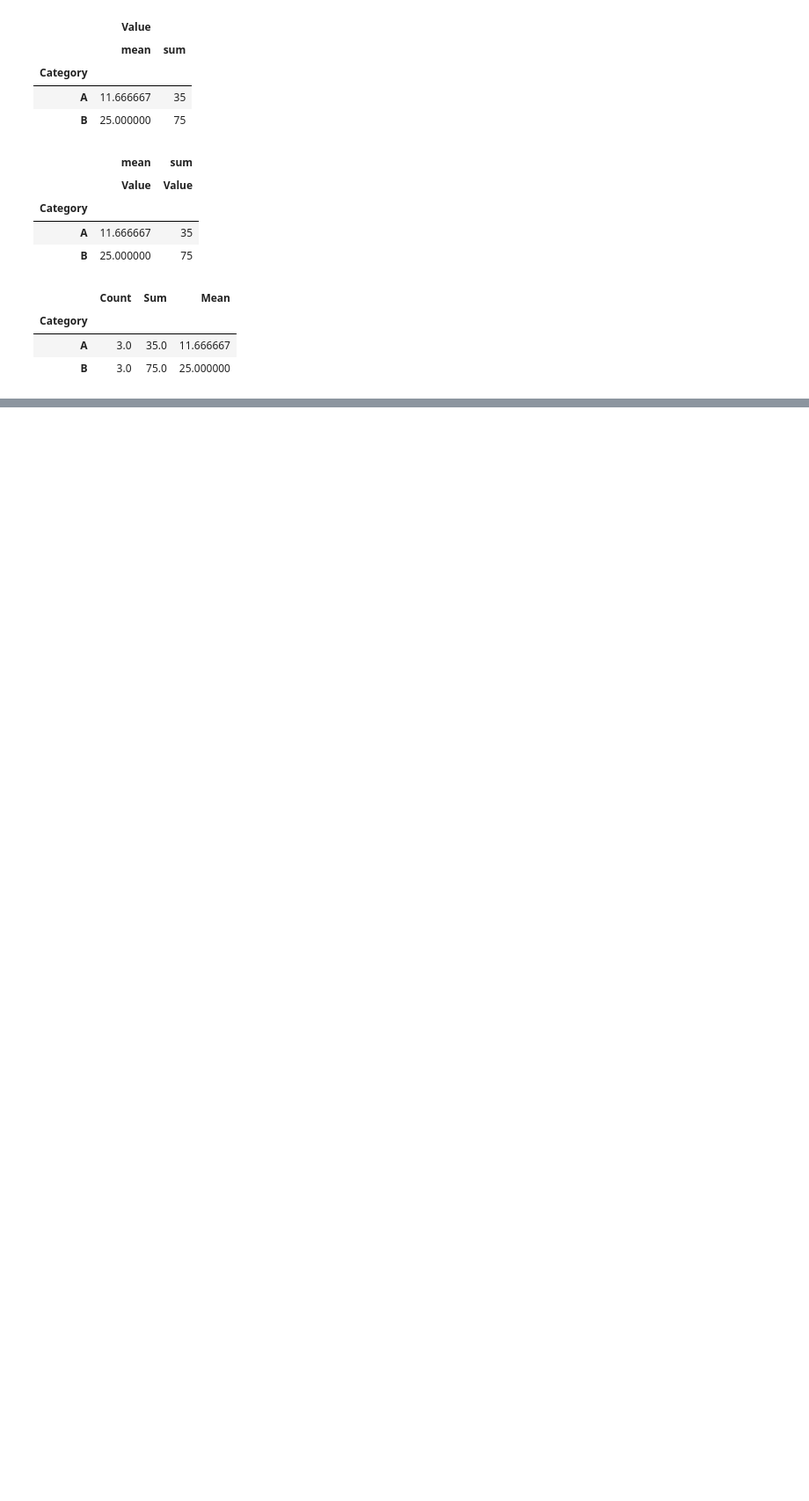
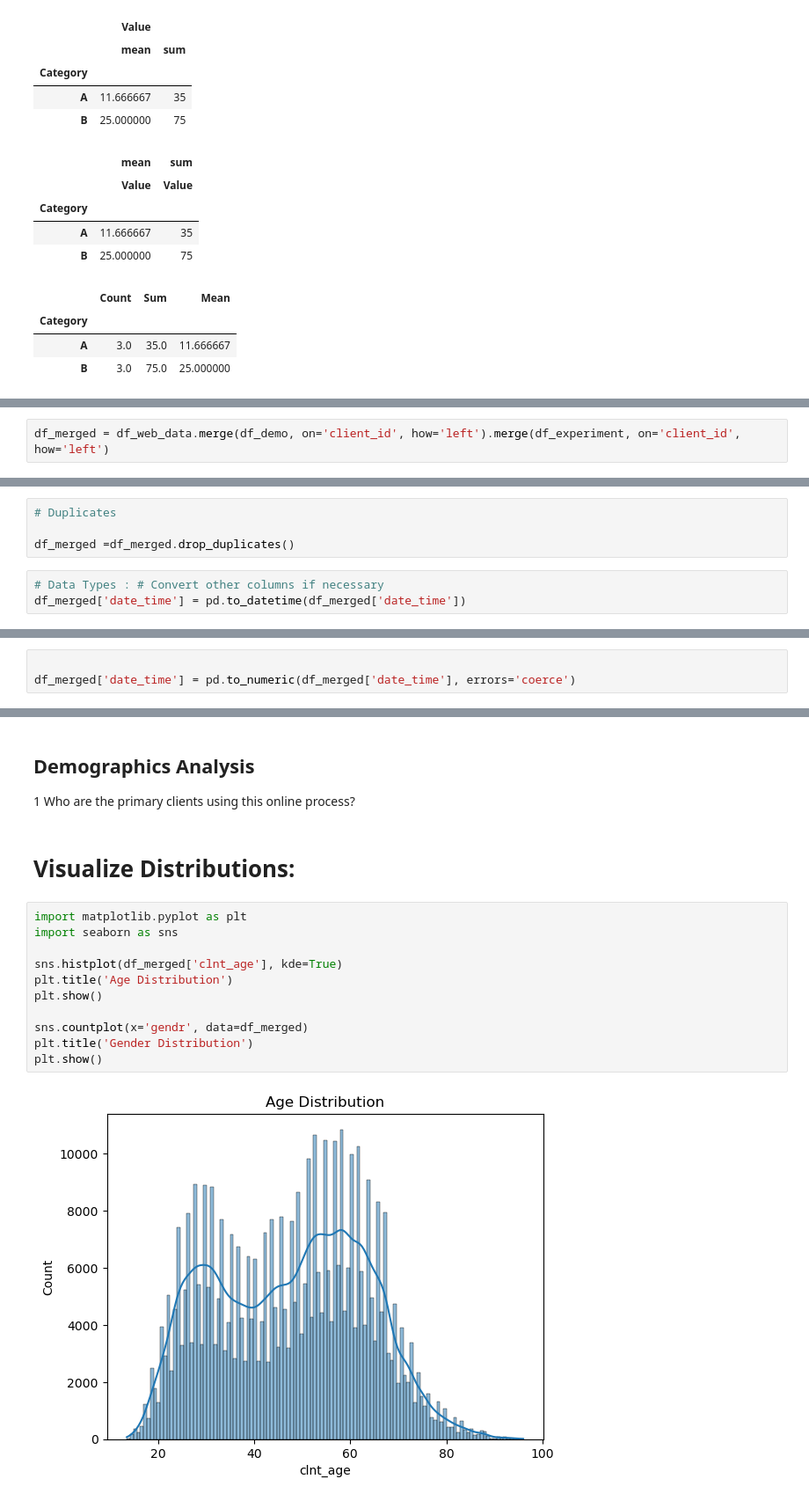
Before and after one commit to sulaiman301/Digital-challenege, a Jupyter notebook: DATA/Cleaned/cleaning-data.ipynb, the cells around one changed output, grey strips where cells are left out. Shown: that part at 88% size. Cells and saved outputs as stored; diff of their text form; blank space fills up the shorter version.

```diff
--- a/DATA/Cleaned/cleaning-data.ipynb
+++ b/DATA/Cleaned/cleaning-data.ipynb
@@ -280,0 +439,2 @@ display(custom_summary_table)
+# %%
+df_merged = df_web_data.merge(df_demo, on='client_id', how='left').merge(df_experiment, on='client_id', how='left')
@@ -280,0 +526,7 @@ display(custom_summary_table)
+# %%
+# Duplicates
+
+df_merged =df_merged.drop_duplicates()
+# %%
+# Data Types : # Convert other columns if necessary
+df_merged['date_time'] = pd.to_datetime(df_merged['date_time'])
@@ -280,0 +535,3 @@ display(custom_summary_table)
+# %%
+
+df_merged['date_time'] = pd.to_numeric(df_merged['date_time'], errors='coerce')
@@ -280,0 +574,19 @@ display(custom_summary_table)
+# %% [markdown]
+##  Demographics Analysis
+
+1 Who are the primary clients using this online process?
+# %% [markdown]
+# Visualize Distributions:
+# %%
+import matplotlib.pyplot as plt
+import seaborn as sns
+
+sns.histplot(df_merged['clnt_age'], kde=True)
+plt.title('Age Distribution')
+plt.show()
+
+sns.countplot(x='gendr', data=df_merged)
+plt.title('Gender Distribution')
+plt.show()
+# %% [output]
+[figure, added]
```
Also changed, not shown: parts of 66 cells of this notebook, 4 other files.
